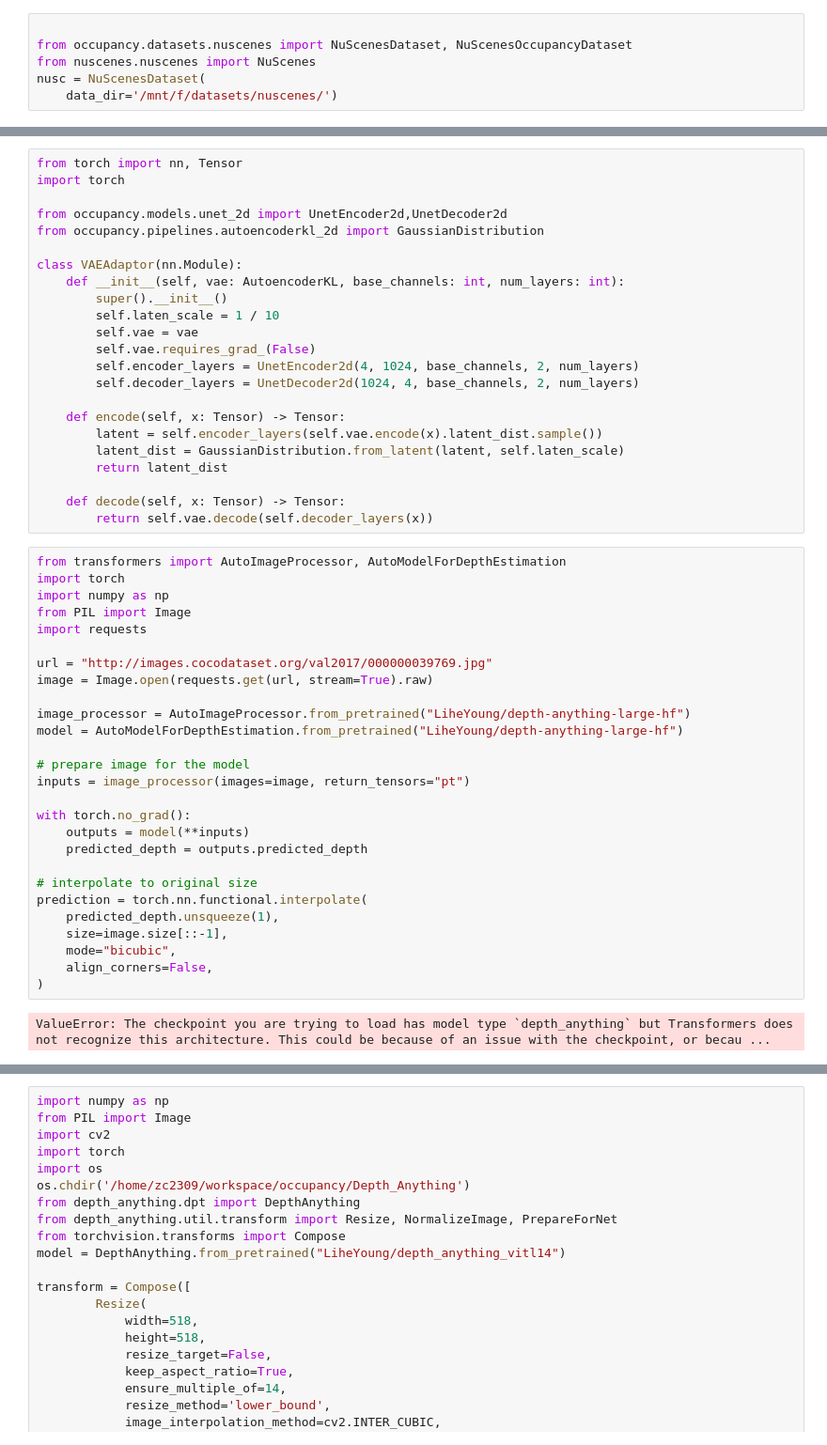
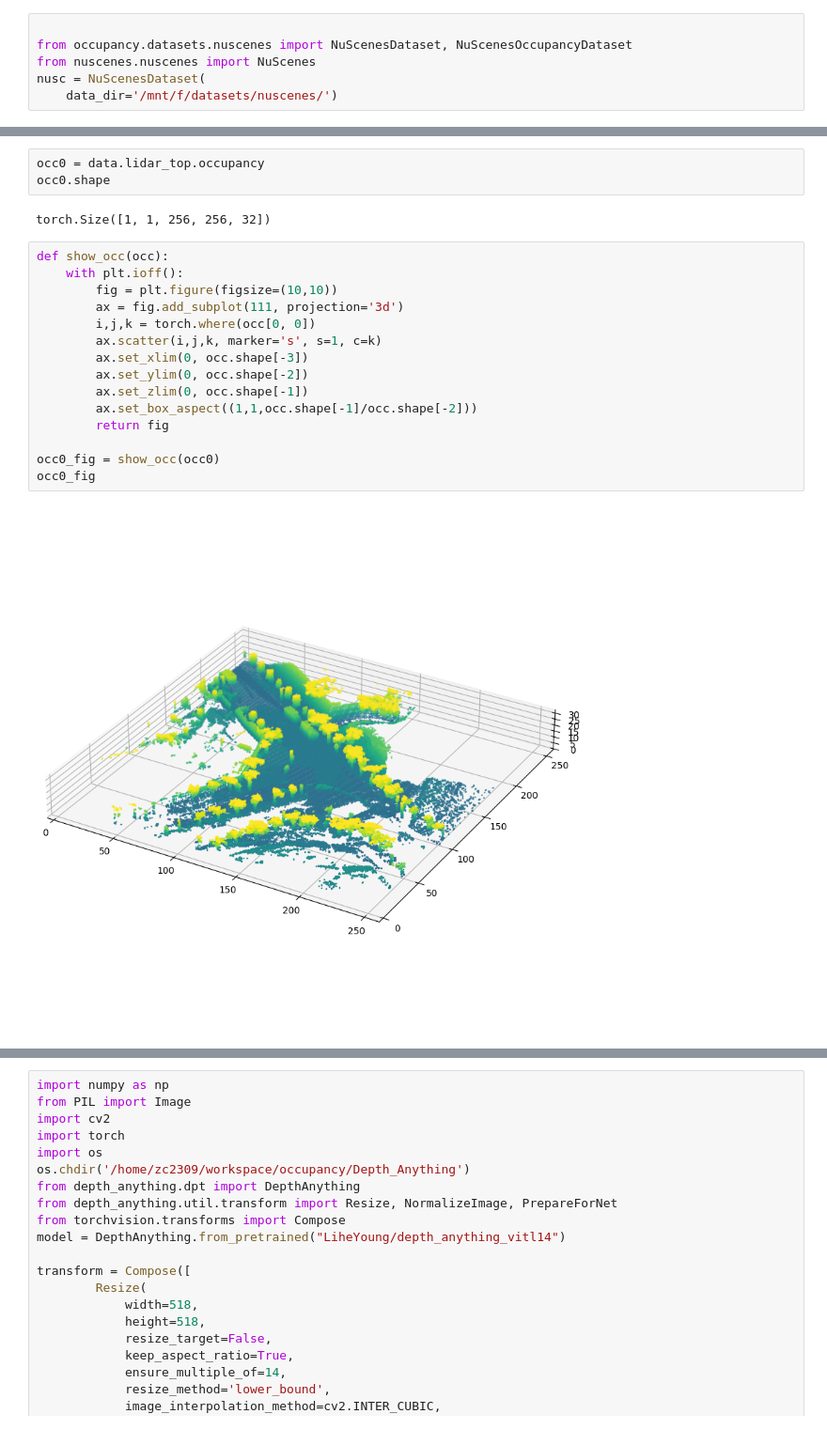
Before and after one commit to chengzegang/occupancy, a Jupyter notebook: draft.ipynb, the cells around one changed output, grey strips where cells are left out. Shown at 94% size. Saved outputs shown, nothing was run; the diff lists cells and outputs as text.

```diff
--- a/draft.ipynb
+++ b/draft.ipynb
@@ -92,52 +63,22 @@ F.to_pil_image(img_h.sample[0])
-# %%
-from torch import nn, Tensor
-import torch
-
-from occupancy.models.unet_2d import UnetEncoder2d,UnetDecoder2d
-from occupancy.pipelines.autoencoderkl_2d import GaussianDistribution
-
-class VAEAdaptor(nn.Module):
-    def __init__(self, vae: AutoencoderKL, base_channels: int, num_layers: int):
-        super().__init__()
-        self.laten_scale = 1 / 10
-        self.vae = vae
-        self.vae.requires_grad_(False)
-        self.encoder_layers = UnetEncoder2d(4, 1024, base_channels, 2, num_layers)
-        self.decoder_layers = UnetDecoder2d(1024, 4, base_channels, 2, num_layers)
-
-    def encode(self, x: Tensor) -> Tensor:
-        latent = self.encoder_layers(self.vae.encode(x).latent_dist.sample())
-        latent_dist = GaussianDistribution.from_latent(latent, self.laten_scale)
-        return latent_dist
-
-    def decode(self, x: Tensor) -> Tensor:
-        return self.vae.decode(self.decoder_layers(x))
-# %%
-from transformers import AutoImageProcessor, AutoModelForDepthEstimation
-import torch
-import numpy as np
-from PIL import Image
-import requests
-
-url = "http://images.cocodataset.org/val2017/000000039769.jpg"
-image = Image.open(requests.get(url, stream=True).raw)
-
-image_processor = AutoImageProcessor.from_pretrained("LiheYoung/depth-anything-large-hf")
-model = AutoModelForDepthEstimation.from_pretrained("LiheYoung/depth-anything-large-hf")
-
-# prepare image for the model
-inputs = image_processor(images=image, return_tensors="pt")
-
-with torch.no_grad():
-    outputs = model(**inputs)
-    predicted_depth = outputs.predicted_depth
-
-# interpolate to original size
-prediction = torch.nn.functional.interpolate(
-    predicted_depth.unsqueeze(1),
-    size=image.size[::-1],
-    mode="bicubic",
-    align_corners=False,
-)
-# %% [output]
-ValueError: The checkpoint you are trying to load has model type `depth_anything` but Transformers does not recognize this architecture. This could be because of an issue with the checkpoint, or becau ...
+# %%
+occ0 = data.lidar_top.occupancy
+occ0.shape
+# %% [output]
+torch.Size([1, 1, 256, 256, 32])
+# %%
+def show_occ(occ):
+    with plt.ioff():
+        fig = plt.figure(figsize=(10,10))
+        ax = fig.add_subplot(111, projection='3d')
+        i,j,k = torch.where(occ[0, 0])
+        ax.scatter(i,j,k, marker='s', s=1, c=k)
+        ax.set_xlim(0, occ.shape[-3])
+        ax.set_ylim(0, occ.shape[-2])
+        ax.set_zlim(0, occ.shape[-1])
+        ax.set_box_aspect((1,1,occ.shape[-1]/occ.shape[-2]))
+        return fig
+
+occ0_fig = show_occ(occ0)
+occ0_fig
+# %% [output]
+[figure, added]
```
Also changed, not shown: parts of 17 cells of this notebook, 2 other files.
